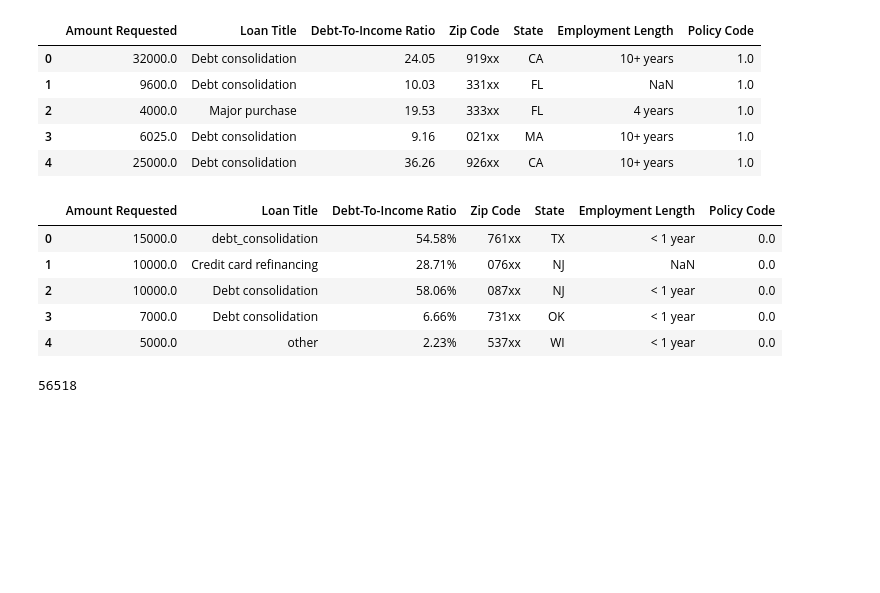
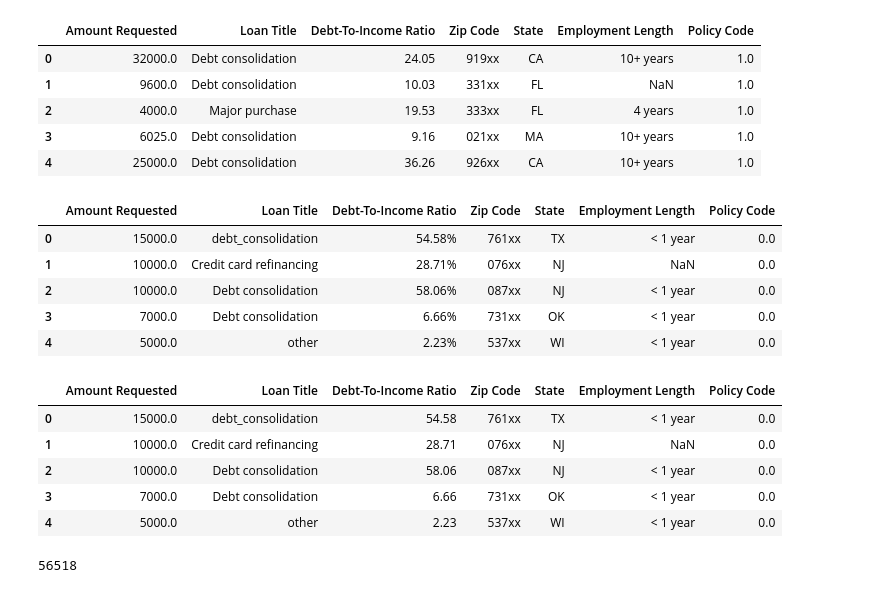
Before and after one commit to RSGDATA/loan_project, a Jupyter notebook: Notebooks/accepted.ipynb, the cells around one changed output. Cells and saved outputs as stored; diff of their text form; code cells hidden in the pictures; blank space fills up the shorter version.

```diff
--- a/Notebooks/accepted.ipynb
+++ b/Notebooks/accepted.ipynb
@@ -58,6 +58,20 @@ rejected_df_2.head()
 | 2 | 10000.0 | Debt consolidation | 58.06% | 087xx | NJ | < 1 year | 0.0 |
 | 3 | 7000.0 | Debt consolidation | 6.66% | 731xx | OK | < 1 year | 0.0 |
 | 4 | 5000.0 | other | 2.23% | 537xx | WI | < 1 year | 0.0 |
+# %%
+rejected_df_2['Debt-To-Income Ratio'] = rejected_df_2['Debt-To-Income Ratio'].str.replace('%','')
+rejected_df_2 = rejected_df_2.astype({
+    'Debt-To-Income Ratio': float
+})
+# %%
+rejected_df_2.head()
+# %% [output]
+|  | Amount Requested | Loan Title | Debt-To-Income Ratio | Zip Code | State | Employment Length | Policy Code |
+| 0 | 15000.0 | debt_consolidation | 54.58 | 761xx | TX | < 1 year | 0.0 |
+| 1 | 10000.0 | Credit card refinancing | 28.71 | 076xx | NJ | NaN | 0.0 |
+| 2 | 10000.0 | Debt consolidation | 58.06 | 087xx | NJ | < 1 year | 0.0 |
+| 3 | 7000.0 | Debt consolidation | 6.66 | 731xx | OK | < 1 year | 0.0 |
+| 4 | 5000.0 | other | 2.23 | 537xx | WI | < 1 year | 0.0 |
 # %%
 len(accepted_df_2)
 # %% [output]
```
Also changed, not shown: parts of 4 cells of this notebook, 2 other files.
